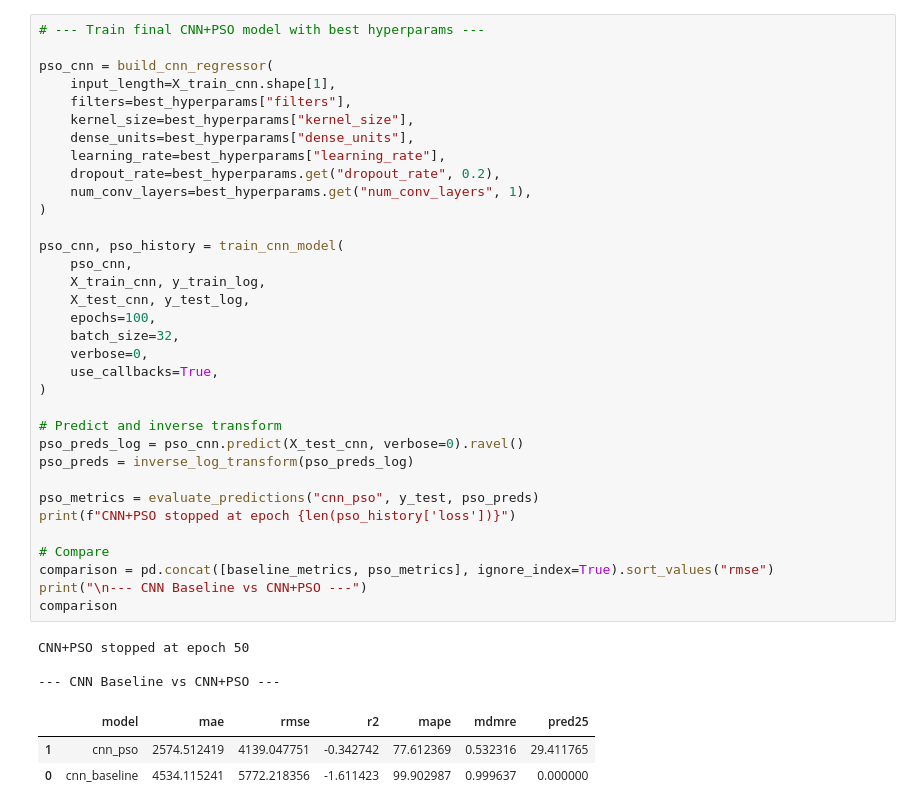
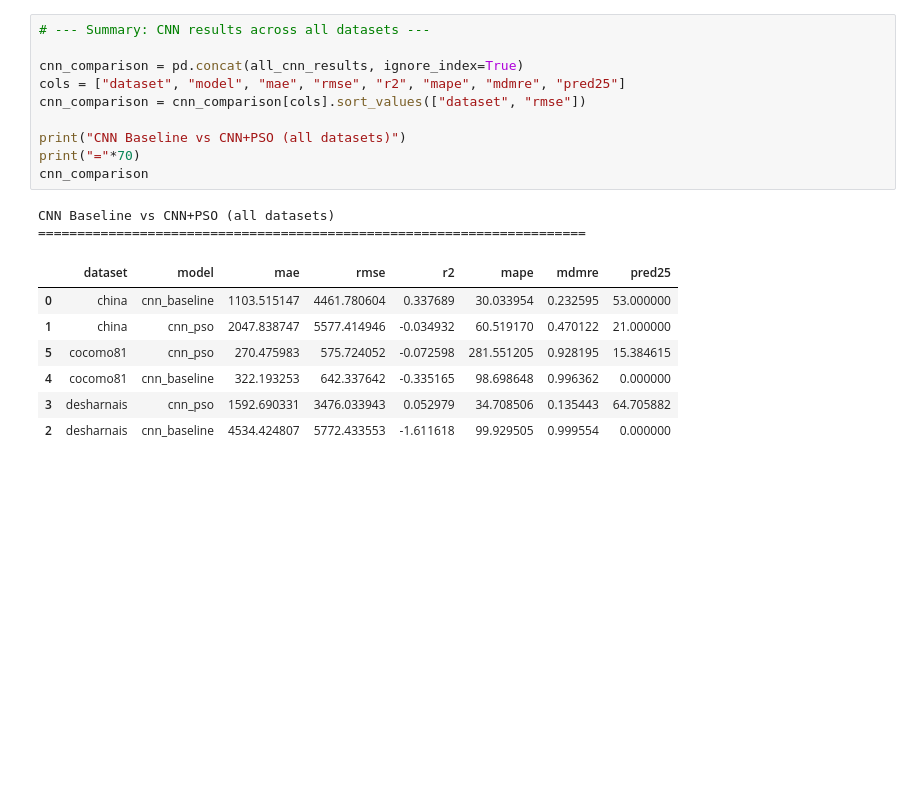
Before and after one commit to kalpit-rooman/Software-Cost-Estimation, a Jupyter notebook: notebooks/05_pso.ipynb, the cells around one changed output. Cells and saved outputs as stored; diff of their text form; blank space fills up the shorter version.

```diff
--- a/notebooks/05_pso.ipynb
+++ b/notebooks/05_pso.ipynb
@@ -179,42 +248,21 @@ Saved hyperparams to c:\Users\kalpi\OneDrive\Desktop\Software-cost-Estimation\mo
 # %%
-# --- Train final CNN+PSO model with best hyperparams ---
+# --- Summary: CNN results across all datasets ---
 
-pso_cnn = build_cnn_regressor(
-    input_length=X_train_cnn.shape[1],
-    filters=best_hyperparams["filters"],
-    kernel_size=best_hyperparams["kernel_size"],
-    dense_units=best_hyperparams["dense_units"],
-    learning_rate=best_hyperparams["learning_rate"],
-    dropout_rate=best_hyperparams.get("dropout_rate", 0.2),
-    num_conv_layers=best_hyperparams.get("num_conv_layers", 1),
-)
+cnn_comparison = pd.concat(all_cnn_results, ignore_index=True)
+cols = ["dataset", "model", "mae", "rmse", "r2", "mape", "mdmre", "pred25"]
+cnn_comparison = cnn_comparison[cols].sort_values(["dataset", "rmse"])
 
-pso_cnn, pso_history = train_cnn_model(
-    pso_cnn,
-    X_train_cnn, y_train_log,
-    X_test_cnn, y_test_log,
-    epochs=100,
-    batch_size=32,
-    verbose=0,
-    use_callbacks=True,
-)
-
-# Predict and inverse transform
-pso_preds_log = pso_cnn.predict(X_test_cnn, verbose=0).ravel()
-pso_preds = inverse_log_transform(pso_preds_log)
-
-pso_metrics = evaluate_predictions("cnn_pso", y_test, pso_preds)
-print(f"CNN+PSO stopped at epoch {len(pso_history['loss'])}")
-
-# Compare
-comparison = pd.concat([baseline_metrics, pso_metrics], ignore_index=True).sort_values("rmse")
-print("\n--- CNN Baseline vs CNN+PSO ---")
-comparison
+print("CNN Baseline vs CNN+PSO (all datasets)")
+print("="*70)
+cnn_comparison
 # %% [output]
-CNN+PSO stopped at epoch 50
-
---- CNN Baseline vs CNN+PSO ---
+CNN Baseline vs CNN+PSO (all datasets)
+======================================================================
-|  | model | mae | rmse | r2 | mape | mdmre | pred25 |
-| 1 | cnn_pso | 2574.512419 | 4139.047751 | -0.342742 | 77.612369 | 0.532316 | 29.411765 |
-| 0 | cnn_baseline | 4534.115241 | 5772.218356 | -1.611423 | 99.902987 | 0.999637 | 0.000000 |
+|  | dataset | model | mae | rmse | r2 | mape | mdmre | pred25 |
+| 0 | china | cnn_baseline | 1103.515147 | 4461.780604 | 0.337689 | 30.033954 | 0.232595 | 53.000000 |
+| 1 | china | cnn_pso | 2047.838747 | 5577.414946 | -0.034932 | 60.519170 | 0.470122 | 21.000000 |
+| 5 | cocomo81 | cnn_pso | 270.475983 | 575.724052 | -0.072598 | 281.551205 | 0.928195 | 15.384615 |
+| 4 | cocomo81 | cnn_baseline | 322.193253 | 642.337642 | -0.335165 | 98.698648 | 0.996362 | 0.000000 |
+| 3 | desharnais | cnn_pso | 1592.690331 | 3476.033943 | 0.052979 | 34.708506 | 0.135443 | 64.705882 |
+| 2 | desharnais | cnn_baseline | 4534.424807 | 5772.433553 | -1.611618 | 99.929505 | 0.999554 | 0.000000 |
 # %%
```
Also changed, not shown: parts of 5 cells of this notebook, 4 other files.
